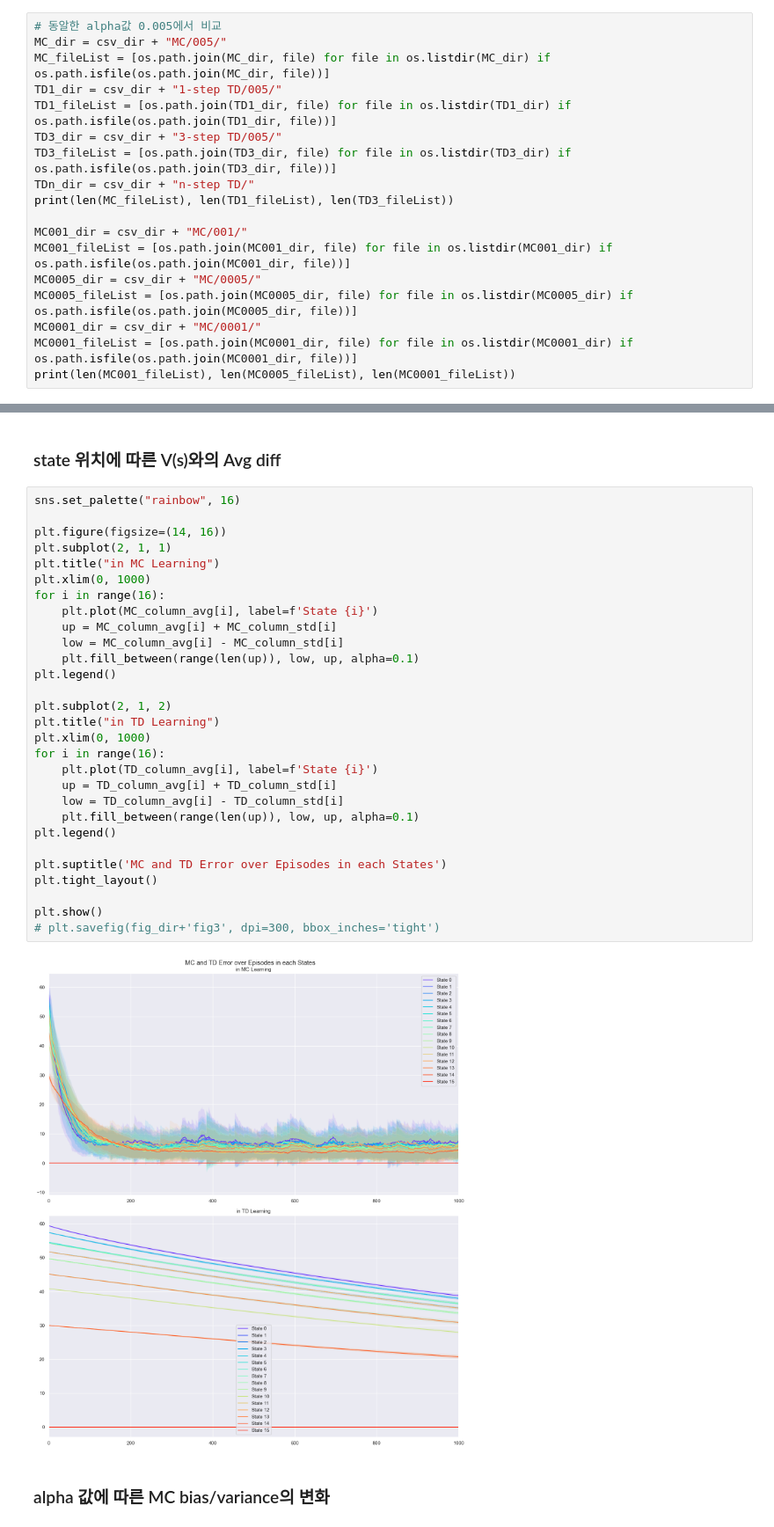
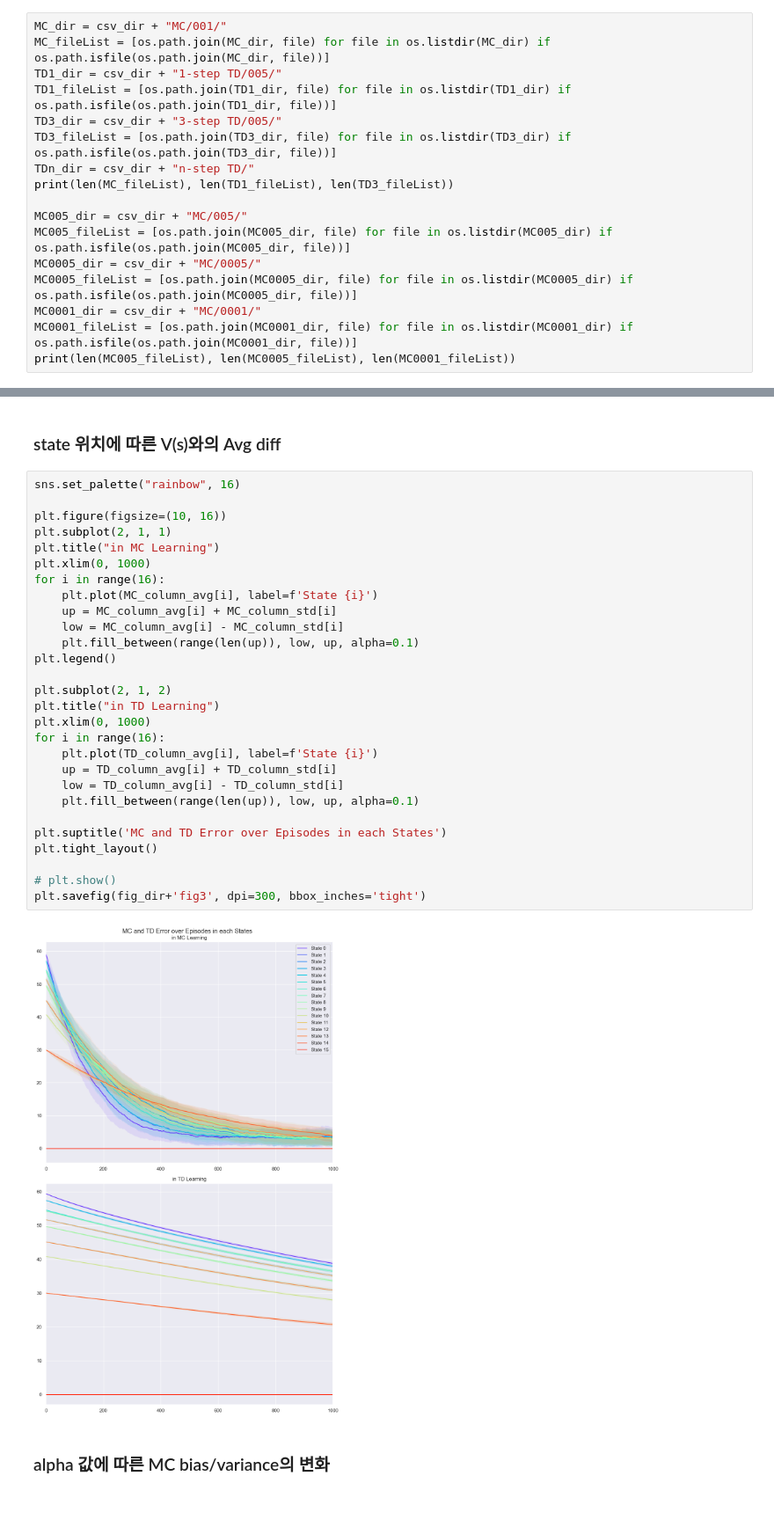
Before and after one commit to webb-c/OSSP2, a Jupyter notebook: analysis.ipynb, the cells around one changed output, grey strips where cells are left out. Shown at 88% size. Drawn from its saved outputs; the diff is of its cells as text; blank space fills up the shorter version.

Commit message:
add : figures

```diff
--- a/analysis.ipynb
+++ b/analysis.ipynb
@@ -28,8 +28,7 @@ answer_df.head()
 |  | 0 | 1 | 2 | 3 | 4 | 5 | 6 | 7 | 8 | 9 | 10 | ... |
 | 0 | -59.423677 | -57.423871 | -54.281314 | -51.710126 | -57.423871 | -54.566995 | -49.710294 | -45.139267 | -54.281314 | -49.710294 | -40.853916 | ... |
 # %%
-# 동알한 alpha값 0.005에서 비교
-MC_dir = csv_dir + "MC/005/"
+MC_dir = csv_dir + "MC/001/"
 MC_fileList = [os.path.join(MC_dir, file) for file in os.listdir(MC_dir) if os.path.isfile(os.path.join(MC_dir, file))]
 TD1_dir = csv_dir + "1-step TD/005/"
 TD1_fileList = [os.path.join(TD1_dir, file) for file in os.listdir(TD1_dir) if os.path.isfile(os.path.join(TD1_dir, file))]
@@ -38,13 +37,13 @@ TD3_fileList = [os.path.join(TD3_dir, file) for file in os.listdir(TD3_dir) if o
 TDn_dir = csv_dir + "n-step TD/"
 print(len(MC_fileList), len(TD1_fileList), len(TD3_fileList))
 
-MC001_dir = csv_dir + "MC/001/"
-MC001_fileList = [os.path.join(MC001_dir, file) for file in os.listdir(MC001_dir) if os.path.isfile(os.path.join(MC001_dir, file))]
+MC005_dir = csv_dir + "MC/005/"
+MC005_fileList = [os.path.join(MC005_dir, file) for file in os.listdir(MC005_dir) if os.path.isfile(os.path.join(MC005_dir, file))]
 MC0005_dir = csv_dir + "MC/0005/"
 MC0005_fileList = [os.path.join(MC0005_dir, file) for file in os.listdir(MC0005_dir) if os.path.isfile(os.path.join(MC0005_dir, file))]
 MC0001_dir = csv_dir + "MC/0001/"
 MC0001_fileList = [os.path.join(MC0001_dir, file) for file in os.listdir(MC0001_dir) if os.path.isfile(os.path.join(MC0001_dir, file))]
-print(len(MC001_fileList), len(MC0005_fileList), len(MC0001_fileList))
+print(len(MC005_fileList), len(MC0005_fileList), len(MC0001_fileList))
 # %% [output]
 100 100 100
 100 100 100
@@ -275,34 +273,33 @@ plt.show()
 # %%
 sns.set_palette("rainbow", 16)
 
-plt.figure(figsize=(14, 16))
+plt.figure(figsize=(10, 16))
 plt.subplot(2, 1, 1)
 plt.title("in MC Learning")
 plt.xlim(0, 1000)
 for i in range(16):
     plt.plot(MC_column_avg[i], label=f'State {i}')
     up = MC_column_avg[i] + MC_column_std[i]
     low = MC_column_avg[i] - MC_column_std[i]
     plt.fill_between(range(len(up)), low, up, alpha=0.1)
 plt.legend()
 
 plt.subplot(2, 1, 2)
 plt.title("in TD Learning")
 plt.xlim(0, 1000)
 for i in range(16):
     plt.plot(TD_column_avg[i], label=f'State {i}')
     up = TD_column_avg[i] + TD_column_std[i]
     low = TD_column_avg[i] - TD_column_std[i]
     plt.fill_between(range(len(up)), low, up, alpha=0.1)
-plt.legend()
 
 plt.suptitle('MC and TD Error over Episodes in each States')
 plt.tight_layout()
 
-plt.show()
-# plt.savefig(fig_dir+'fig3', dpi=300, bbox_inches='tight')
+# plt.show()
+plt.savefig(fig_dir+'fig3', dpi=300, bbox_inches='tight')
 # %% [output]
-[figure, old version]
+[figure, new version]
 # %% [markdown]
 ### alpha 값에 따른 MC bias/variance의 변화
 # %%
```
Also changed, not shown: parts of 6 cells of this notebook, 16 other files.
